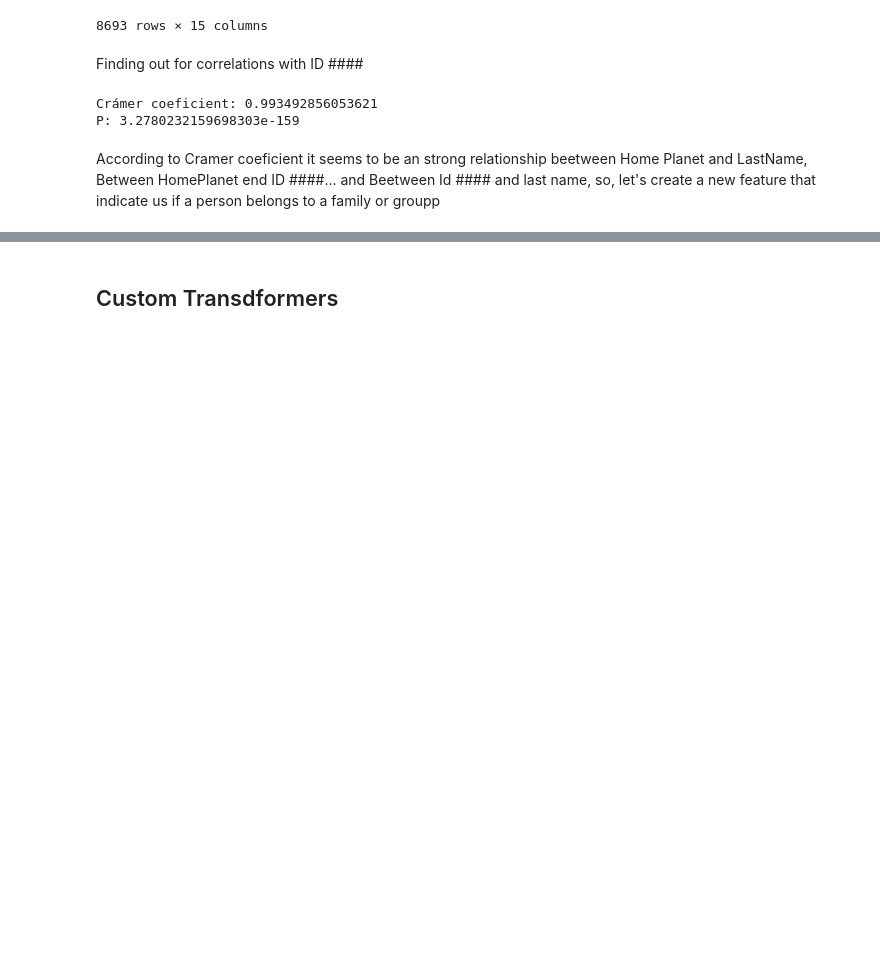
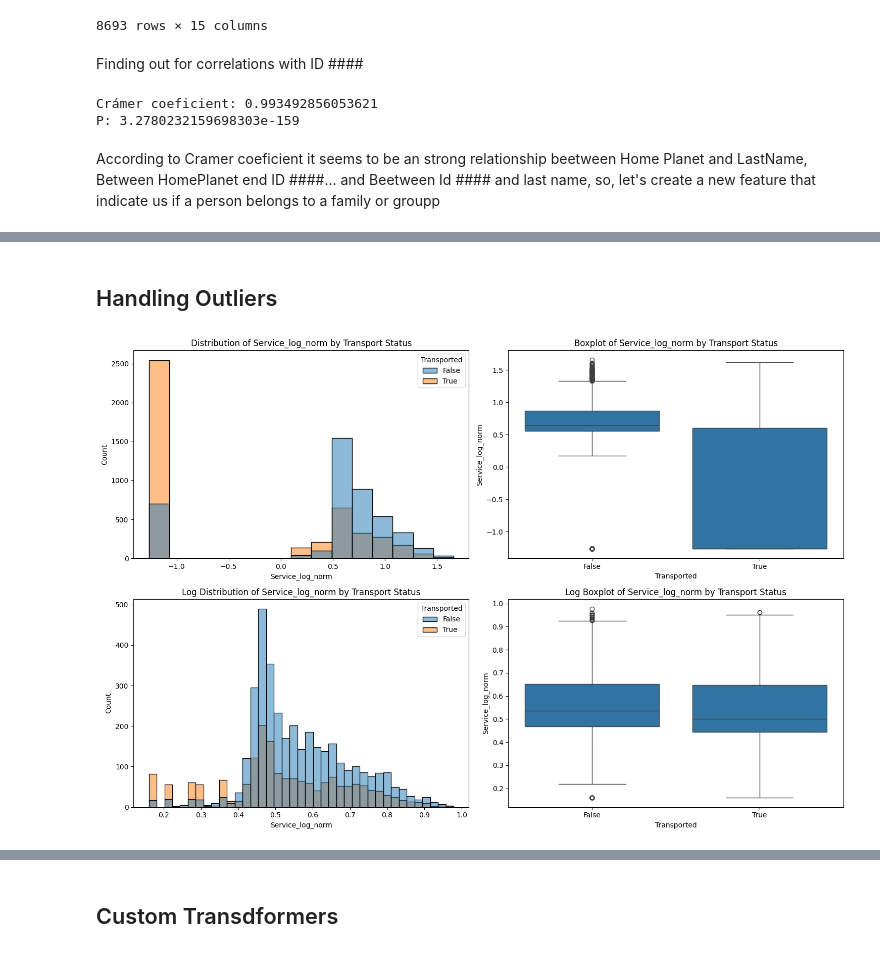
Before and after one commit to SebasKHE/data-science-kaggle-competitions, a Jupyter notebook: spaceship-titanic/space-titanic-project.ipynb, the cells around one changed output, grey strips where cells are left out. Cells and saved outputs as stored; diff of their text form; code cells hidden in the pictures; blank space fills up the shorter version.

Commit message:
Permorfed more data engineering, data transformation , and modelin

```diff
--- a/spaceship-titanic/space-titanic-project.ipynb
+++ b/spaceship-titanic/space-titanic-project.ipynb
@@ -416,0 +446,11 @@ processed_train_df[['LastName', 'Id ####', 'HomePlanet', 'IsFamily']].head(10)
+# %%
+bins = [-1e-6, q1 + 1e-6, q2 + 1e-6, qmax]  # Se usa -1e-6 para incluir los ceros correctamente
+labels = ['Low', 'Medium', 'High']
+
+processed_train_df['ServiceLevel'] = pd.cut(
+    processed_train_df['Services_log'], bins=bins, labels=labels, right=False
+)
+
+processed_test_df['ServiceLevel'] = pd.cut(
+    processed_test_df['Services_log'], bins=bins, labels=labels, right=False
+)
@@ -416,0 +472,3 @@ processed_train_df[['LastName', 'Id ####', 'HomePlanet', 'IsFamily']].head(10)
+# %%
+processed_train_df[['CryoSleep', 'VIP', 'IsFamily']] = processed_train_df[['CryoSleep', 'VIP', 'IsFamily']].astype(int)
+processed_train_df
@@ -416,0 +512,12 @@ processed_train_df[['LastName', 'Id ####', 'HomePlanet', 'IsFamily']].head(10)
+# %% [markdown]
+## Handling Outliers
+# %%
+from sklearn.preprocessing import StandardScaler
+scaler = StandardScaler()
+
+processed_train_df['Service_log_norm'] = scaler.fit_transform(processed_train_df[['Services_log']])
+# %%
+visualizer = FeatureVisualizer(processed_train_df)
+visualizer.plot_numerical_feature('Service_log_norm')
+# %% [output]
+[figure, added]
```
Also changed, not shown: parts of 25 cells of this notebook.
